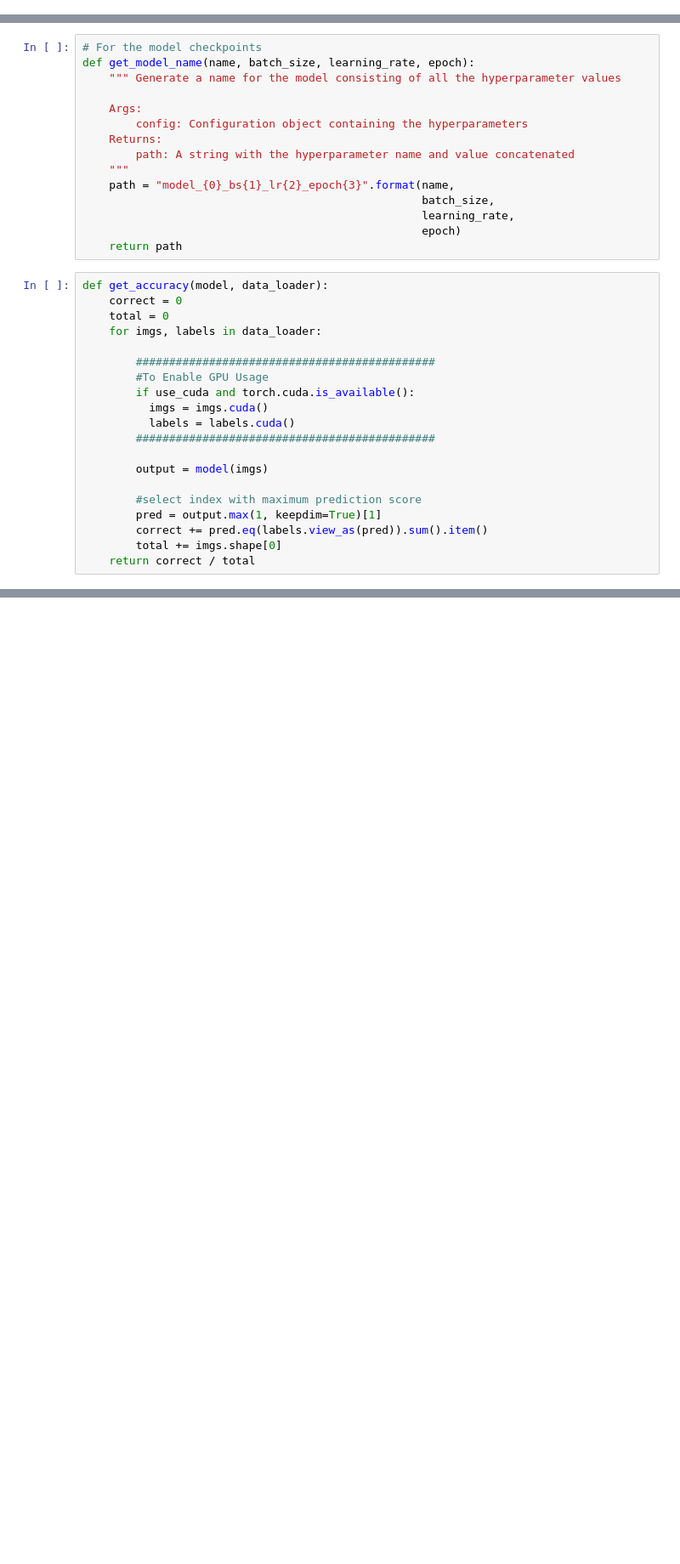
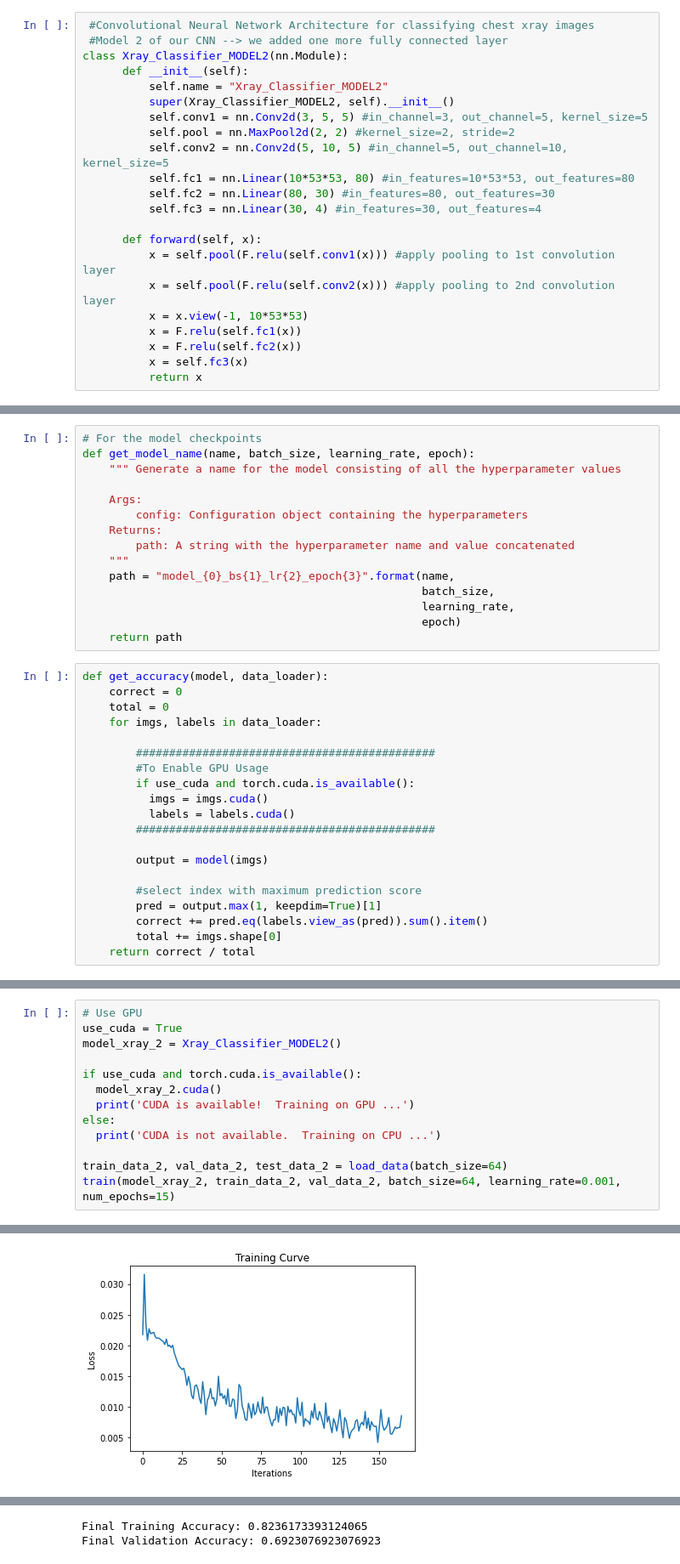
Before and after one commit to davendramaharaj1/X_Ray_Classification_aps_360, a Jupyter notebook: CNN_Model/CNN_model.ipynb, the cells around one changed output, grey strips where cells are left out. Shown: that part at 85% size. Drawn from its saved outputs; the diff is of its cells as text; blank space fills up the shorter version.

```diff
--- a/CNN_Model/CNN_model.ipynb
+++ b/CNN_Model/CNN_model.ipynb
@@ -227,3 +224,25 @@ class Xray_Classifier(nn.Module):
           x = F.relu(self.fc1(x))
           x = self.fc2(x)
           return x
+# %%
+ #Convolutional Neural Network Architecture for classifying chest xray images
+ #Model 2 of our CNN --> we added one more fully connected layer
+class Xray_Classifier_MODEL2(nn.Module):
+      def __init__(self):
+          self.name = "Xray_Classifier_MODEL2"
+          super(Xray_Classifier_MODEL2, self).__init__()
+          self.conv1 = nn.Conv2d(3, 5, 5) #in_channel=3, out_channel=5, kernel_size=5
+          self.pool = nn.MaxPool2d(2, 2) #kernel_size=2, stride=2
+          self.conv2 = nn.Conv2d(5, 10, 5) #in_channel=5, out_channel=10, kernel_size=5
+          self.fc1 = nn.Linear(10*53*53, 80) #in_features=10*53*53, out_features=80
+          self.fc2 = nn.Linear(80, 30) #in_features=80, out_features=30
+          self.fc3 = nn.Linear(30, 4) #in_features=30, out_features=4
+
+      def forward(self, x):
+          x = self.pool(F.relu(self.conv1(x))) #apply pooling to 1st convolution layer
+          x = self.pool(F.relu(self.conv2(x))) #apply pooling to 2nd convolution layer
+          x = x.view(-1, 10*53*53)
+          x = F.relu(self.fc1(x))
+          x = F.relu(self.fc2(x))
+          x = self.fc3(x)
+          return x
@@ -338,0 +382,14 @@ train(model_Xray, batch_size=64, learning_rate=0.001, num_epochs=15)
+# %%
+# Use GPU
+use_cuda = True
+model_xray_2 = Xray_Classifier_MODEL2()
+
+if use_cuda and torch.cuda.is_available():
+  model_xray_2.cuda()
+  print('CUDA is available!  Training on GPU ...')
+else:
+  print('CUDA is not available.  Training on CPU ...')
+
+train_data_2, val_data_2, test_data_2 = load_data(batch_size=64)
+train(model_xray_2, train_data_2, val_data_2, batch_size=64, learning_rate=0.001, num_epochs=15)
+# %% [output]
@@ -338,0 +412 @@ train(model_Xray, batch_size=64, learning_rate=0.001, num_epochs=15)
+[figure, added]
@@ -338,0 +414,2 @@ train(model_Xray, batch_size=64, learning_rate=0.001, num_epochs=15)
+Final Training Accuracy: 0.8236173393124065
+Final Validation Accuracy: 0.6923076923076923
```
Also changed, not shown: parts of 10 cells of this notebook.
